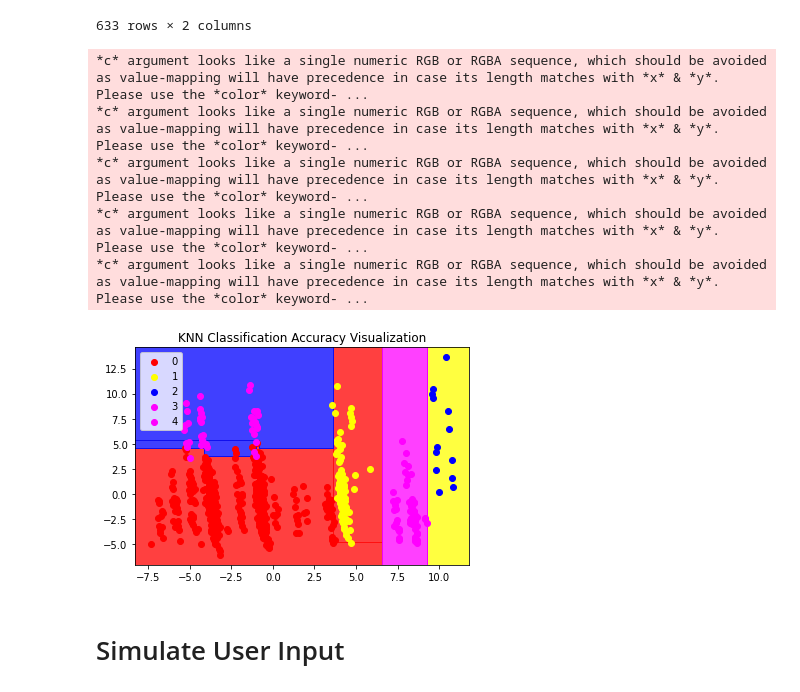
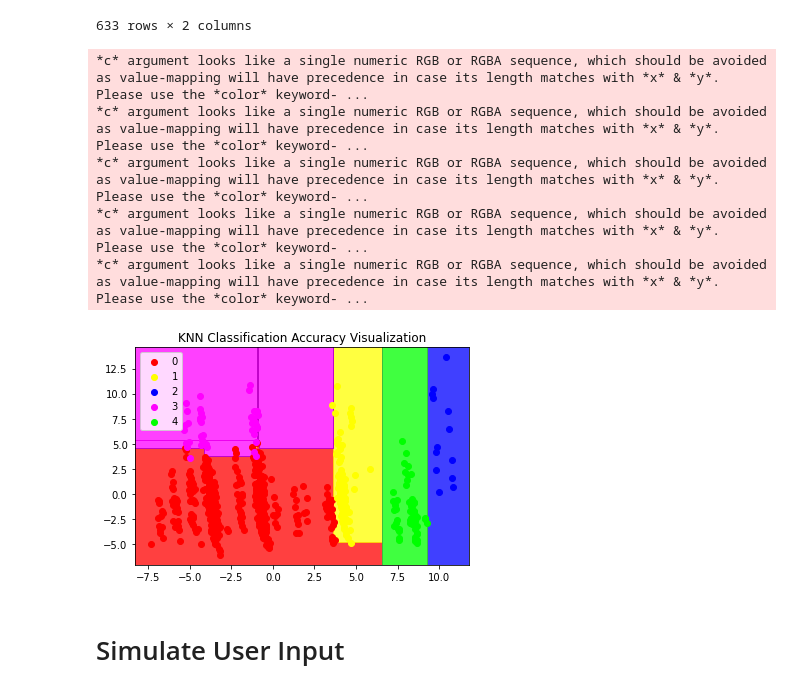
Before and after one commit to WeichenTeo/CSC3005-Data-Analytics, a Jupyter notebook: DataAnalytics.ipynb, the cells around one changed output. Saved outputs shown, nothing was run; the diff lists cells and outputs as text; code cells hidden in the pictures.

```diff
--- a/DataAnalytics.ipynb
+++ b/DataAnalytics.ipynb
@@ -445,26 +447,28 @@ Accuracy :  0.9826224328593997
 # %%
 from matplotlib.colors import ListedColormap
 X_set, y_set = X_test, Y_test
 
 X1, X2 = np.meshgrid(np.arange(start = X_set[:, 0].min() - 1, stop = X_set[:, 0].max() + 1, step = 0.01),
                      np.arange(start = X_set[:, 1].min() - 1, stop = X_set[:, 1].max() + 1, step = 0.01))
+#Visual glitch occurred with yellow not showing
+#Resolved by adding a dummy value at 3rd position of the ListedColormap
 plt.contourf(X1, X2, clf2.predict(np.array([X1.ravel(), X2.ravel()]).T).reshape(X1.shape),
-             alpha = 0.75, cmap = ListedColormap(('red', 'yellow', 'blue', 'magenta', 'lime')))
+             alpha = 0.75, cmap = ListedColormap(('red', 'yellow', 'blue', 'none', 'magenta', 'lime')))
 plt.xlim(X1.min(), X1.max())
 plt.ylim(X2.min(), X2.max())
 for i, j in enumerate(np.unique(y_set)):
     plt.scatter(X_set[y_set == j, 0], X_set[y_set == j, 1],
                 c = ListedColormap(('red', 'yellow', 'blue', 'magenta', 'lime'))(i), label = j)
 plt.title('KNN Classification Accuracy Visualization')
 plt.legend()
 plt.show()
 # %% [output]
 *c* argument looks like a single numeric RGB or RGBA sequence, which should be avoided as value-mapping will have precedence in case its length matches with *x* & *y*.  Please use the *color* keyword- ...
 *c* argument looks like a single numeric RGB or RGBA sequence, which should be avoided as value-mapping will have precedence in case its length matches with *x* & *y*.  Please use the *color* keyword- ...
 *c* argument looks like a single numeric RGB or RGBA sequence, which should be avoided as value-mapping will have precedence in case its length matches with *x* & *y*.  Please use the *color* keyword- ...
 *c* argument looks like a single numeric RGB or RGBA sequence, which should be avoided as value-mapping will have precedence in case its length matches with *x* & *y*.  Please use the *color* keyword- ...
 *c* argument looks like a single numeric RGB or RGBA sequence, which should be avoided as value-mapping will have precedence in case its length matches with *x* & *y*.  Please use the *color* keyword- ...
-[figure, old version]
+[figure, new version]
 # %% [markdown]
 <h1>Simulate User Input </h1>
 # %% [markdown]
```
Also changed, not shown: parts of 4 cells of this notebook.
